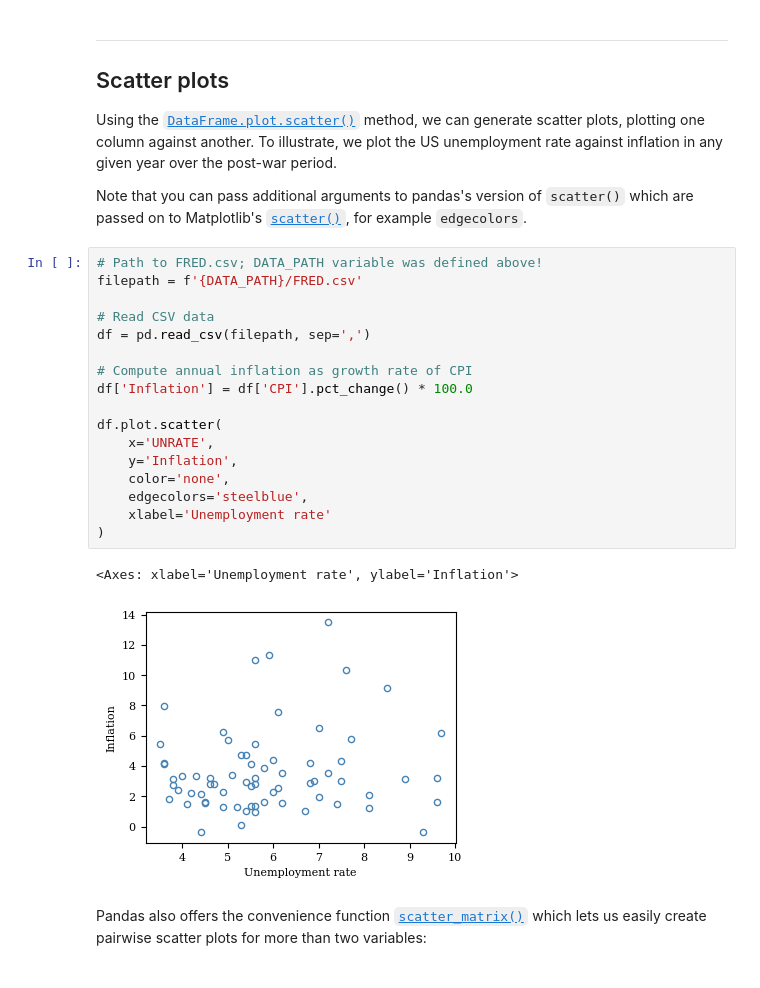
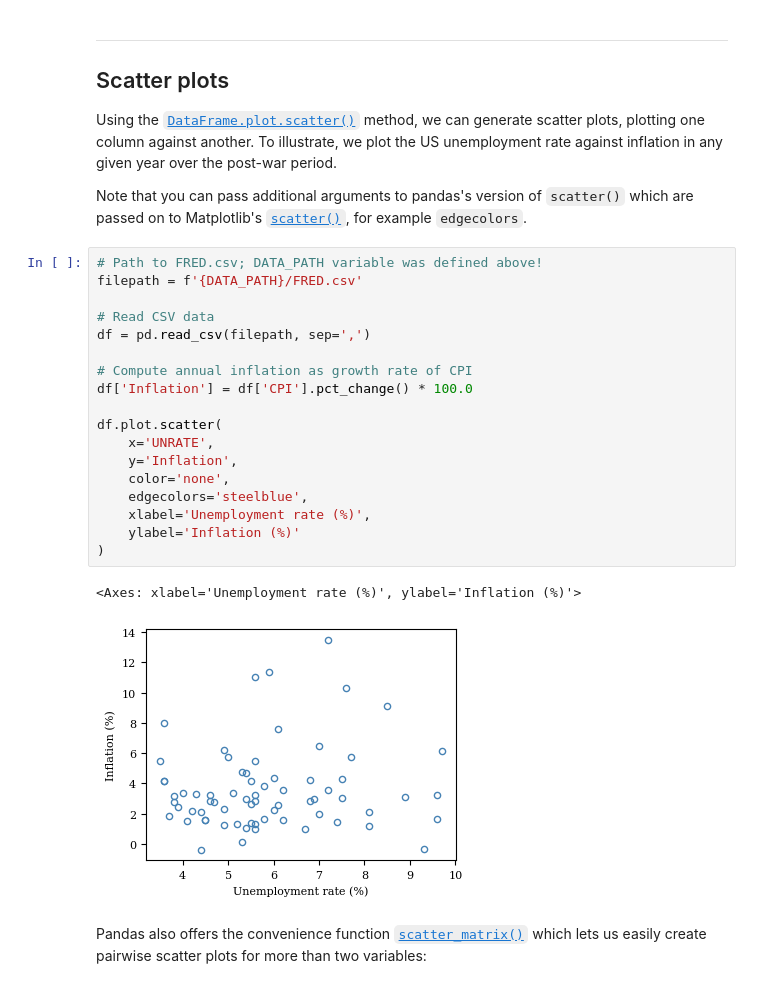
Before and after one commit to richardfoltyn/TECH2-H24, a Jupyter notebook: lecture5/lecture5.ipynb, the cells around one changed output. Drawn from its saved outputs; the diff is of its cells as text.

```diff
--- a/lecture5/lecture5.ipynb
+++ b/lecture5/lecture5.ipynb
@@ -581,23 +601,24 @@ Note that you can pass additional arguments to pandas's version of `scatter()` w
 # %%
 # Path to FRED.csv; DATA_PATH variable was defined above!
 filepath = f'{DATA_PATH}/FRED.csv'
 
 # Read CSV data
 df = pd.read_csv(filepath, sep=',')
 
 # Compute annual inflation as growth rate of CPI
 df['Inflation'] = df['CPI'].pct_change() * 100.0
 
 df.plot.scatter(
     x='UNRATE',
     y='Inflation',
     color='none',
     edgecolors='steelblue',
-    xlabel='Unemployment rate'
+    xlabel='Unemployment rate (%)',
+    ylabel='Inflation (%)'
 )
 # %% [output]
-<Axes: xlabel='Unemployment rate', ylabel='Inflation'>
+<Axes: xlabel='Unemployment rate (%)', ylabel='Inflation (%)'>
-[figure, old version]
+[figure, new version]
 # %% [markdown]
 Pandas also offers the convenience function
 [`scatter_matrix()`](https://pandas.pydata.org/docs/reference/api/pandas.plotting.scatter_matrix.html)
```
Also changed, not shown: parts of 9 cells of this notebook, 1 other file.
